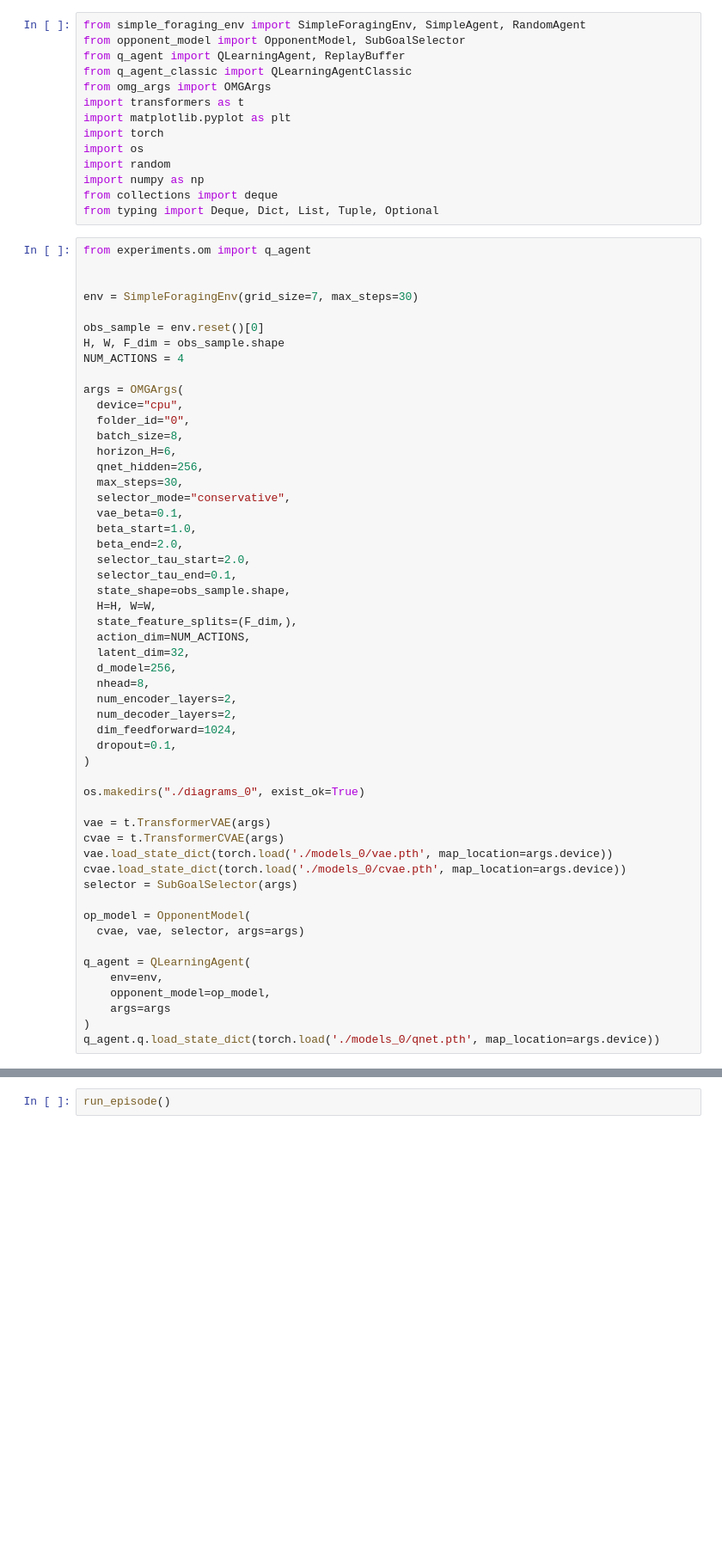
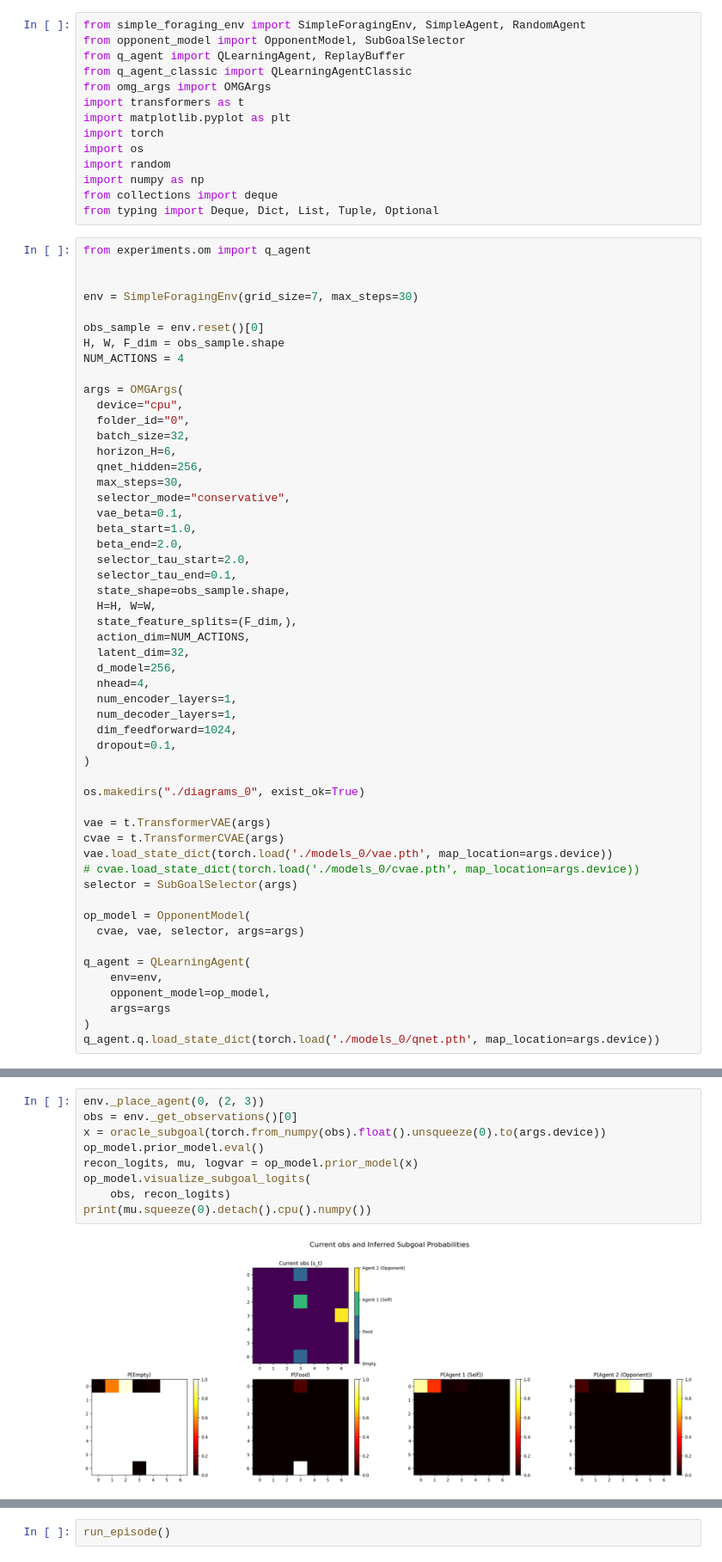
Before and after one commit to marcelpetran/MicroRTS-Py, a Jupyter notebook: experiments/om/model_test.ipynb, the cells around one changed output, grey strips where cells are left out. Shown at 86% size. Saved outputs shown, nothing was run; the diff lists cells and outputs as text; blank space fills up the shorter version.

```diff
--- a/experiments/om/model_test.ipynb
+++ b/experiments/om/model_test.ipynb
@@ -25,7 +25,7 @@ NUM_ACTIONS = 4
 args = OMGArgs(
   device="cpu",
   folder_id="0",
-  batch_size=8,
+  batch_size=32,
   horizon_H=6,
   qnet_hidden=256,
   max_steps=30,
@@ -41,9 +41,9 @@ args = OMGArgs(
   action_dim=NUM_ACTIONS,
   latent_dim=32,
   d_model=256,
-  nhead=8,
-  num_encoder_layers=2,
-  num_decoder_layers=2,
+  nhead=4,
+  num_encoder_layers=1,
+  num_decoder_layers=1,
   dim_feedforward=1024,
   dropout=0.1,
 )
@@ -53,7 +53,7 @@ os.makedirs("./diagrams_0", exist_ok=True)
 vae = t.TransformerVAE(args)
 cvae = t.TransformerCVAE(args)
 vae.load_state_dict(torch.load('./models_0/vae.pth', map_location=args.device))
-cvae.load_state_dict(torch.load('./models_0/cvae.pth', map_location=args.device))
+# cvae.load_state_dict(torch.load('./models_0/cvae.pth', map_location=args.device))
 selector = SubGoalSelector(args)
 
 op_model = OpponentModel(
@@ -107,0 +192,11 @@ print(mu.squeeze(0).detach().cpu().numpy())
+# %%
+env._place_agent(0, (2, 3))
+obs = env._get_observations()[0]
+x = oracle_subgoal(torch.from_numpy(obs).float().unsqueeze(0).to(args.device))
+op_model.prior_model.eval()
+recon_logits, mu, logvar = op_model.prior_model(x)
+op_model.visualize_subgoal_logits(
+    obs, recon_logits)
+print(mu.squeeze(0).detach().cpu().numpy())
+# %% [output]
+[figure, added]
```
Also changed, not shown: parts of 7 cells of this notebook, 1 other file.
